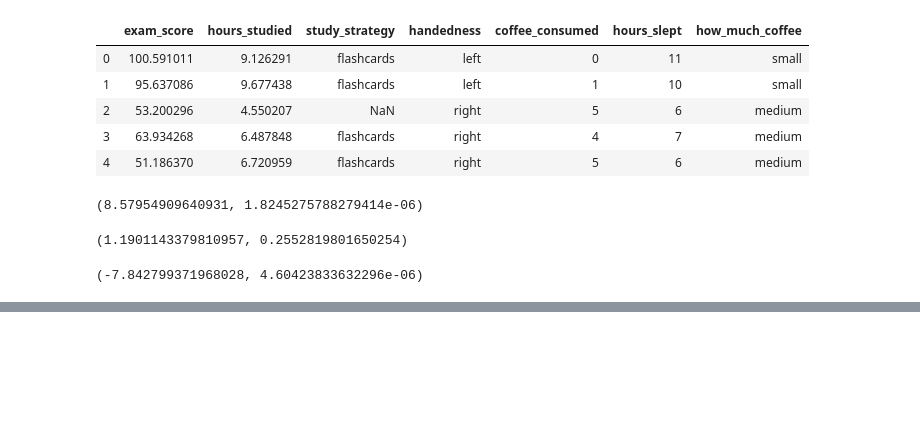
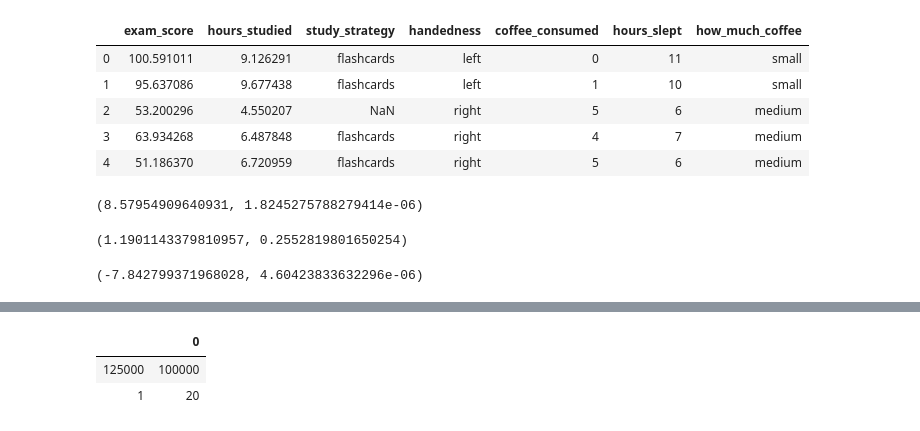
Before and after one commit to noahmelngailis/statistics-exercises, a Jupyter notebook: hypothesis_testing.ipynb, the cells around one changed output, grey strips where cells are left out. Saved outputs shown, nothing was run; the diff lists cells and outputs as text; code cells hidden in the pictures; blank space fills up the shorter version.

```diff
--- a/hypothesis_testing.ipynb
+++ b/hypothesis_testing.ipynb
@@ -253,0 +372,8 @@ t, p
+# %%
+test = pd.DataFrame([100_000, 20], [125_000, 1])
+# %%
+test
+# %% [output]
+|  | 0 |
+| 125000 | 100000 |
+| 1 | 20 |
```
Also changed, not shown: parts of 31 cells of this notebook, 3 other files.
